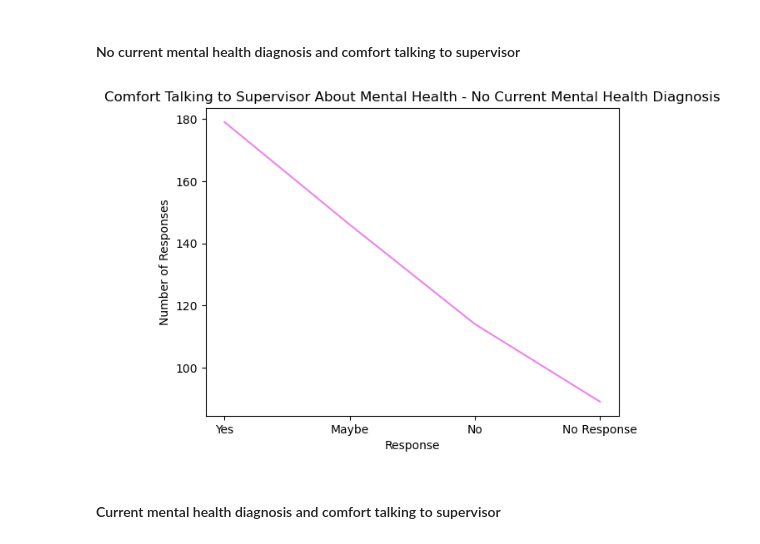
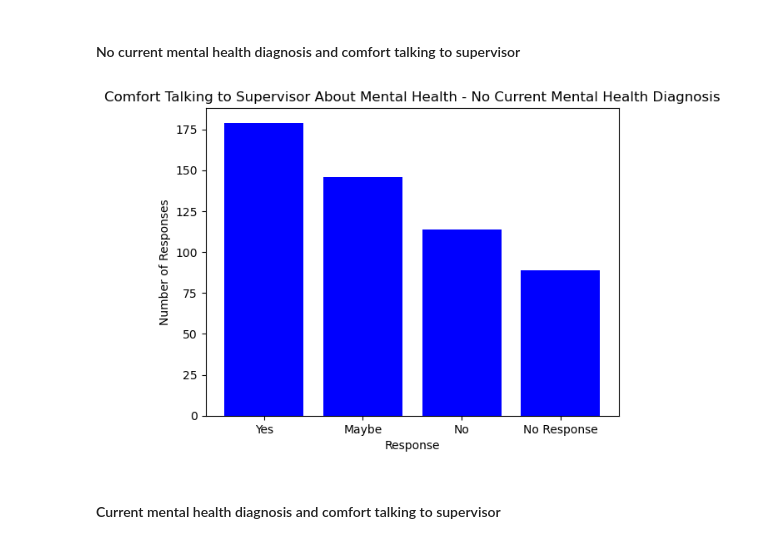
Before and after one commit to SecondHandSushi/Project-1-Mental-Tech, a Jupyter notebook: diagnosis_comfort_superv.ipynb, the cells around one changed output. Saved outputs shown, nothing was run; the diff lists cells and outputs as text; code cells hidden in the pictures.

```diff
--- a/diagnosis_comfort_superv.ipynb
+++ b/diagnosis_comfort_superv.ipynb
@@ -29,26 +29,27 @@ diagnosis_comfort_superv_df.head()
 # %%
 # Build plot for Do you have a current MH diagnosis and comfort level talking to current supervisor?
 no_answer = diagnosis_comfort_superv_df.loc[diagnosis_comfort_superv_df["disorder_current"] == "No", :]
 no_answer_mh = no_answer[["comf_discuss_mh_disorder_cur_superv", "disorder_current"]]
 
 no_answer = pd.DataFrame(no_answer_mh["comf_discuss_mh_disorder_cur_superv"].value_counts())
 no_answer.index.names = ["no MH diagnosis"]
-plt.plot(no_answer.index, no_answer, color = "violet")
+plt.bar(no_answer.index, no_answer["count"], color = "blue")
 
 # Incorporate the other graph properties
 plt.xticks(fontsize=10)
 plt.yticks(fontsize=10)
 plt.title("Comfort Talking to Supervisor About Mental Health - No Current Mental Health Diagnosis")
+#plt.legend(title="Comfort Talking to Supervisor About Mental Health - No Current Mental Health Diagnosis", loc="best")
 plt.xlabel("Response")
 plt.ylabel("Number of Responses")
 
 # Save the figure
 plt.savefig("Figures/diagnosis_nocurrentdiag.png")
 
 # Show plot
 plt.show()
 # %% [output]
-[figure, old version]
+[figure, new version]
 # %% [markdown]
 #### Current mental health diagnosis and comfort talking to supervisor
 # %%
```
Also changed, not shown: parts of 5 cells of this notebook, 20 other files.
